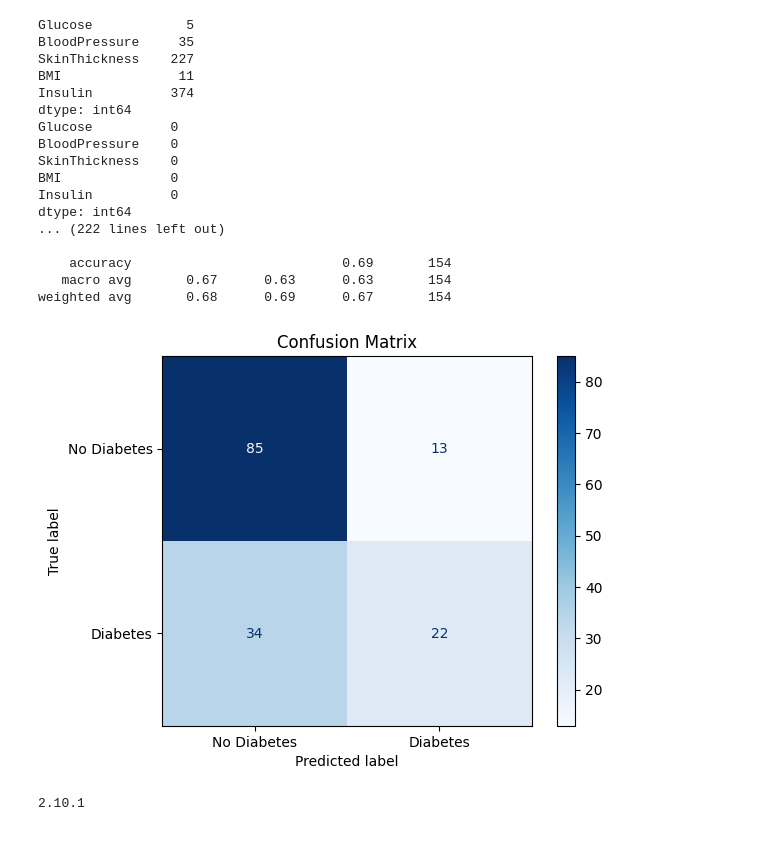
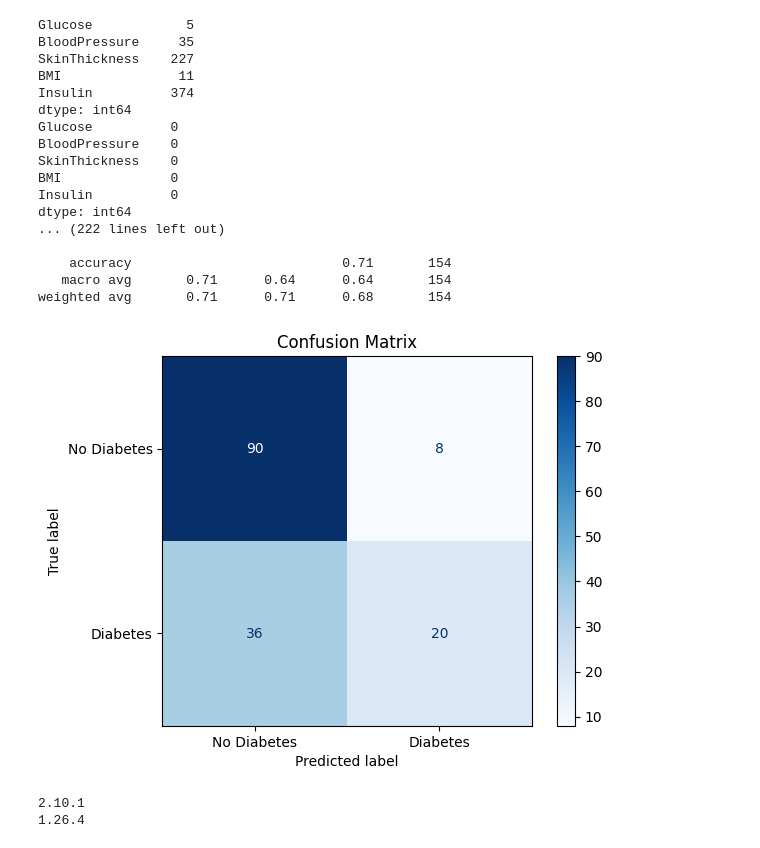
Before and after one commit to Ankit-dads/Deep-Learning, a Jupyter notebook: anndia.ipynb, the cells around one changed output. Cells and saved outputs as stored; diff of their text form; code cells hidden in the pictures.

```diff
--- a/anndia.ipynb
+++ b/anndia.ipynb
@@ -71,7 +71,7 @@ model.compile(
 
 history = model.fit(x_train,y_train,
                     epochs = 100,
-                    batch_size = 32,
+                    batch_size = 256,
                     validation_split = 0.2,
                     verbose = 1
                     )
@@ -80,41 +80,43 @@ history = model.fit(x_train,y_train,
 
 from sklearn.metrics import confusion_matrix, classification_report, ConfusionMatrixDisplay
 
 # Get predictions
 y_pred = (model.predict(x_test) > 0.5).astype(int)
 
 # Confusion Matrix
 cm = confusion_matrix(y_test, y_pred)
 disp = ConfusionMatrixDisplay(confusion_matrix=cm, display_labels=['No Diabetes', 'Diabetes'])
 disp.plot(cmap='Blues')
 plt.title('Confusion Matrix')
 plt.savefig('confusion_matrix.png', dpi=150)
 
 # Classification Report
 print(classification_report(y_test, y_pred, target_names=['No Diabetes', 'Diabetes']))
 # %% [output]
 Glucose            5
 BloodPressure     35
 SkinThickness    227
 BMI               11
 Insulin          374
 dtype: int64
 Glucose          0
 BloodPressure    0
 SkinThickness    0
 BMI              0
 Insulin          0
 dtype: int64
 ... (222 lines left out)
 
-    accuracy                           0.69       154
-   macro avg       0.67      0.63      0.63       154
-weighted avg       0.68      0.69      0.67       154
+    accuracy                           0.71       154
+   macro avg       0.71      0.64      0.64       154
+weighted avg       0.71      0.71      0.68       154
-[figure, old version]
+[figure, new version]
 # %%
 import tensorflow as tf
 import numpy as np
 
 print(tf.__version__)
+print(np.__version__)
 # %% [output]
 2.10.1
+1.26.4
```
Also changed, not shown: 1 other file.
